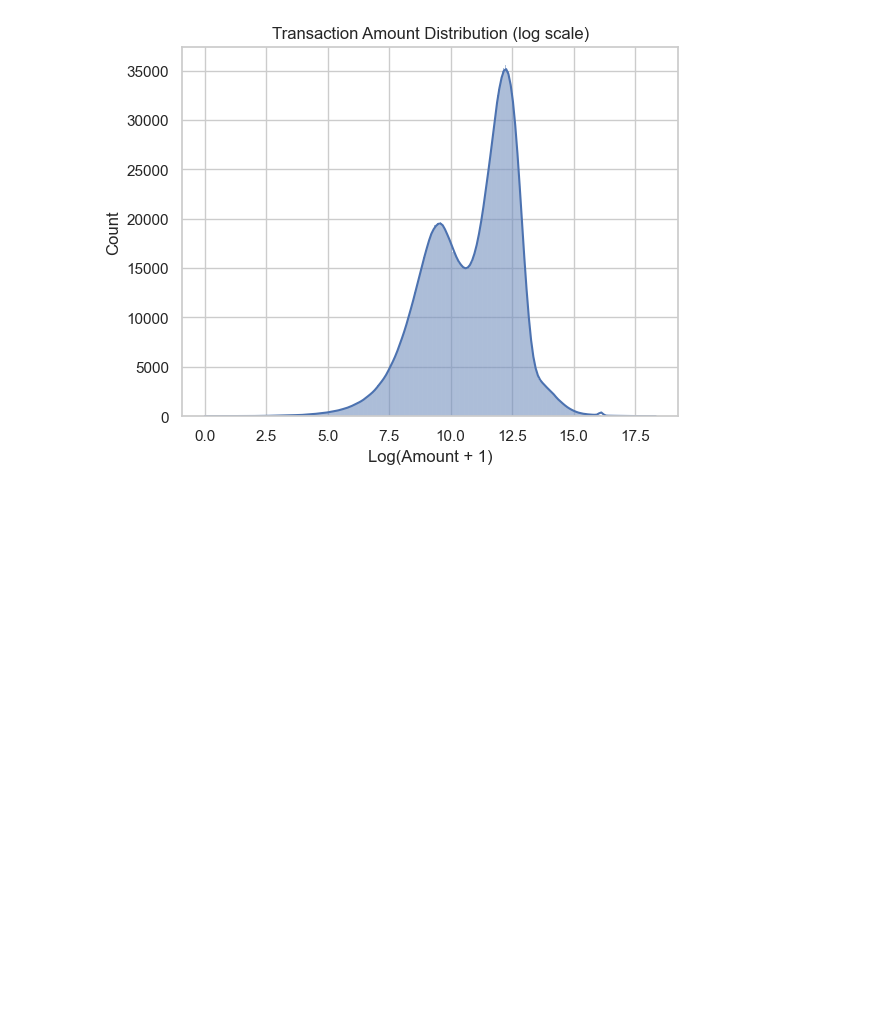
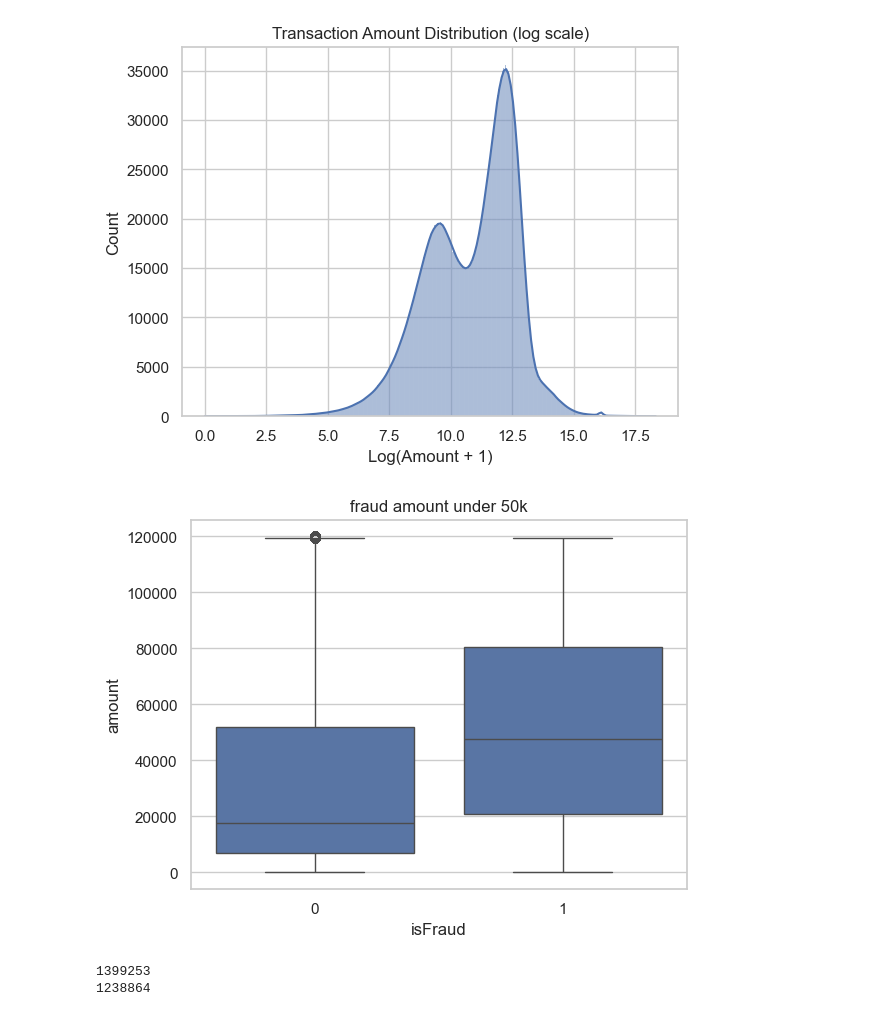
Before and after one commit to atchj001/Data_Science-and-ML-projects, a Jupyter notebook: Fraud Detection/analysis_model.ipynb, the cells around one changed output. Drawn from its saved outputs; the diff is of its cells as text; code cells hidden in the pictures; blank space fills up the shorter version.

```diff
--- a/Fraud Detection/analysis_model.ipynb
+++ b/Fraud Detection/analysis_model.ipynb
@@ -160,3 +167,11 @@ plt.xlabel("Log(Amount + 1)")
 plt.show()
 # %% [output]
 [figure]
+# %%
+# looking for the relationship with the fraud and amount
+
+sns.boxplot(data = df[df["amount"] < 120000], x = "isFraud", y = "amount")
+plt.title("fraud amount under 50k")
+plt.show()
+# %% [output]
+[figure, added]
@@ -162,0 +183,6 @@ plt.show()
+# %%
+print((df["balanceDiffOrig"] < 0).sum())
+print((df["balanceDiffDest"] < 0).sum())
+# %% [output]
+1399253
+1238864
```
Also changed, not shown: parts of 8 cells of this notebook.
